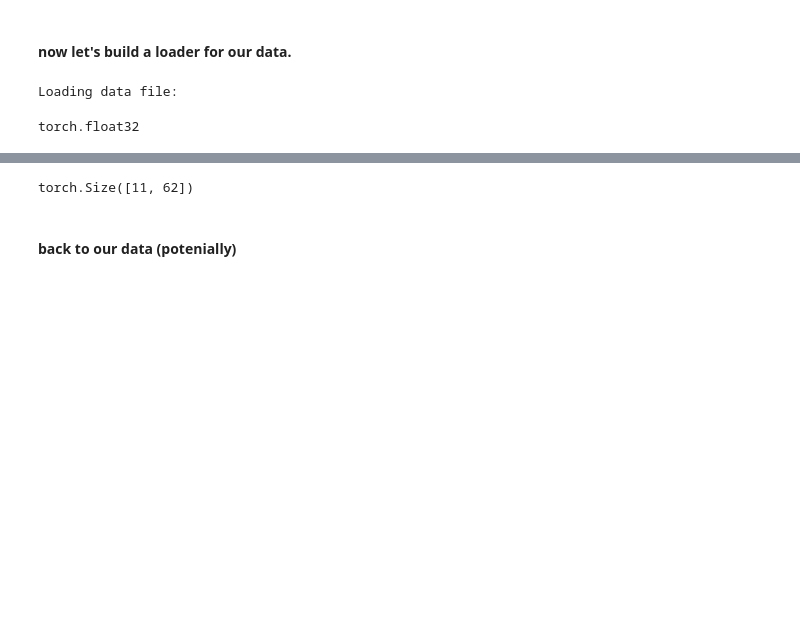
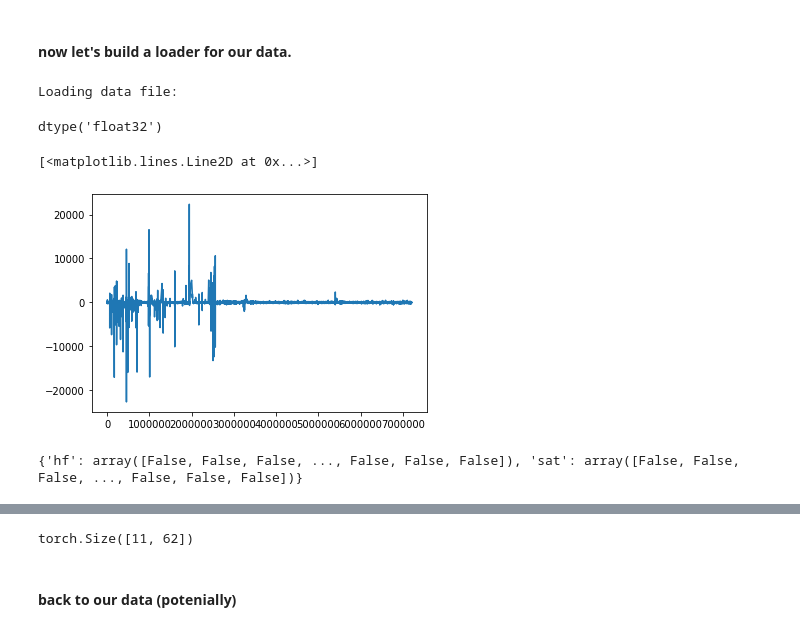
Before and after one commit to m-nolan/ecog_is2s, a Jupyter notebook: ECoG_Example.ipynb, the cells around one changed output, grey strips where cells are left out. Cells and saved outputs as stored; diff of their text form; code cells hidden in the pictures; blank space fills up the shorter version.

```diff
--- a/ECoG_Example.ipynb
+++ b/ECoG_Example.ipynb
@@ -31,5 +39,11 @@ data_file_full_path = '/Volumes/Samsung_T5/aoLab/Data/WirelessData/Goose_Multisc
 data_in, data_param, data_mask = datareader.load_ecog_clfp_data(data_file_name=data_file_full_path)
 srate_in= data_param['srate']
 num_ch = data_param['num_ch']
+# we already found the appropriate data masks, so just load them in
+mask_file_path = "/Volumes/Samsung_T5/aoLab/Data/WirelessData/Goose_Multiscale_M1/180325/001/rec001.LM1_ECOG_3.clfp.mask.pkl"
+with open(mask_file_path, 'rb') as f:
+    mask_data = pkl.load(f)
+hf_mask = mask_data["hf"]
+sat_mask = mask_data["sat"]
 # %% [output]
 Loading data file:
@@ -54,3 +70,12 @@ Loading data file:
 
 # with open("ECoG_trace.png", 'wb') as outfile:
 #     fig.canvas.print_png(outfile)
+data_in.dtype
+# %% [output]
+dtype('float32')
+# %%
+plot_ind = ~np.logical_or(hf_mask,sat_mask)
+plt.plot(np.arange(data_in.shape[1])[plot_ind], data_in[-1,plot_ind])
+# %% [output]
+[<matplotlib.lines.Line2D at 0x...>]
+[figure, added]
@@ -59,6 +87,13 @@ Loading data file:
 # srate = 250 # not much signal above 100Hz
 # ds_factor = np.intc(np.floor(srate_in/srate)) # decimate does not allow for floats as ds_fac arguments
 # data_in = sp.signal.decimate(data_in,ds_factor,axis=-1)
+# %%
+mask_file_path = "/Volumes/Samsung_T5/aoLab/Data/WirelessData/Goose_Multiscale_M1/180325/001/rec001.LM1_ECOG_3.clfp.mask.pkl"
+with open(mask_file_path, 'rb') as f:
+    data = pkl.load(f)
+print(data)
+# %% [output]
+{'hf': array([False, False, False, ..., False, False, False]), 'sat': array([False, False, False, ..., False, False, False])}
 # %%
 from torch.utils.data import Dataset, DataLoader
 
@@ -80,10 +123,7 @@ srate = srate_in
 enc_len = 10
 dec_len = 1
 seq_len = enc_len+dec_len # use ten time points to predict the next time point
+
+unit_convert_uV_V = 1.e-6
 # dataset = pd.DataFrame(data_in.transpose(),dtype=np.double) # may be unnecessary for now, but df will probably help combine files in the future.
 # datareader.load_ecog_clfp_data.get_args()
-data_tensor = torch.from_numpy(data_in.transpose())
-print(data_tensor.dtype)
-dataset = EcogDataset(data_tensor,seq_len) ## make my own Dataset class
-# %% [output]
-torch.float32
```
Also changed, not shown: parts of 20 cells of this notebook, 14 other files.
